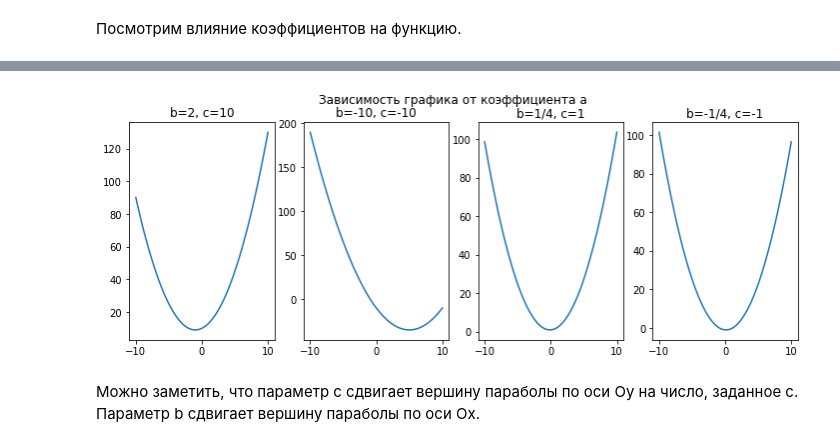
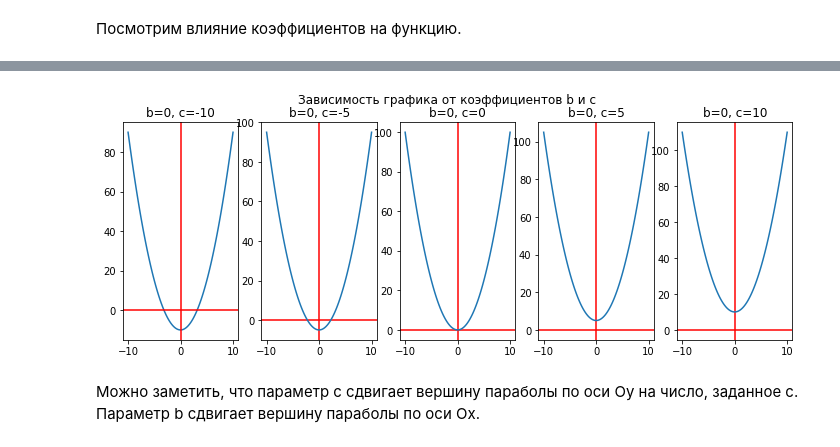
Before and after one commit to edwardwerner/math_netology, a Jupyter notebook: lecture_1.ipynb, the cells around one changed output, grey strips where cells are left out. Drawn from its saved outputs; the diff is of its cells as text; code cells hidden in the pictures.

```diff
--- a/lecture_1.ipynb
+++ b/lecture_1.ipynb
@@ -249,26 +314,48 @@ y4 = [polynom_bc(x1[i], -1/4, -1) for i in range(len(x1))]
+# %%
+x1 = np.linspace(-10, 10, 100)
+y1 = [polynom_bc(x1[i], 0, -10) for i in range(len(x1))]
+y2 = [polynom_bc(x1[i], 0, -5) for i in range(len(x1))]
+y3 = [polynom_bc(x1[i], 0, 0) for i in range(len(x1))]
+y4 = [polynom_bc(x1[i], 0, 5) for i in range(len(x1))]
+y5 = [polynom_bc(x1[i], 0, 10) for i in range(len(x1))]
 # %%
 plt.figure(figsize=(12, 4))
 
-plt.subplot(141)
+plt.subplot(151)
 plt.plot(x1,y1)
+plt.axvline(0, color='r')
+plt.axhline(0, color='r')
 
-plt.title('b=2, c=10')
-plt.subplot(142)
+plt.title('b=0, c=-10')
+plt.subplot(152)
+plt.axvline(0, color='r')
+plt.axhline(0, color='r')
 plt.plot(x1,y2)
 
-plt.title('b=-10, c=-10')
-plt.subplot(143)
+plt.title('b=0, c=-5')
+plt.subplot(153)
+plt.axvline(0, color='r')
+plt.axhline(0, color='r')
 plt.plot(x1,y3)
 
-plt.title('b=1/4, c=1')
-plt.subplot(144)
+plt.title('b=0, c=0')
+plt.subplot(154)
+plt.axvline(0, color='r')
+plt.axhline(0, color='r')
 plt.plot(x1,y4)
 
-plt.title('b=-1/4, c=-1')
+
+plt.title('b=0, c=5')
+plt.subplot(155)
+plt.axvline(0, color='r')
+plt.axhline(0, color='r')
+plt.plot(x1,y5)
+
+plt.title('b=0, c=10')
 plt.suptitle('Зависимость графика от коэффициентов b и c')
 plt.show()
 # %% [output]
-[figure, old version]
+[figure, new version]
 # %% [markdown]
 Можно заметить, что параметр c сдвигает вершину параболы по оси Oy на число, заданное c. Параметр b сдвигает вершину параболы по оси Ox.
 # %% [markdown]
```
Also changed, not shown: parts of 10 cells of this notebook.
